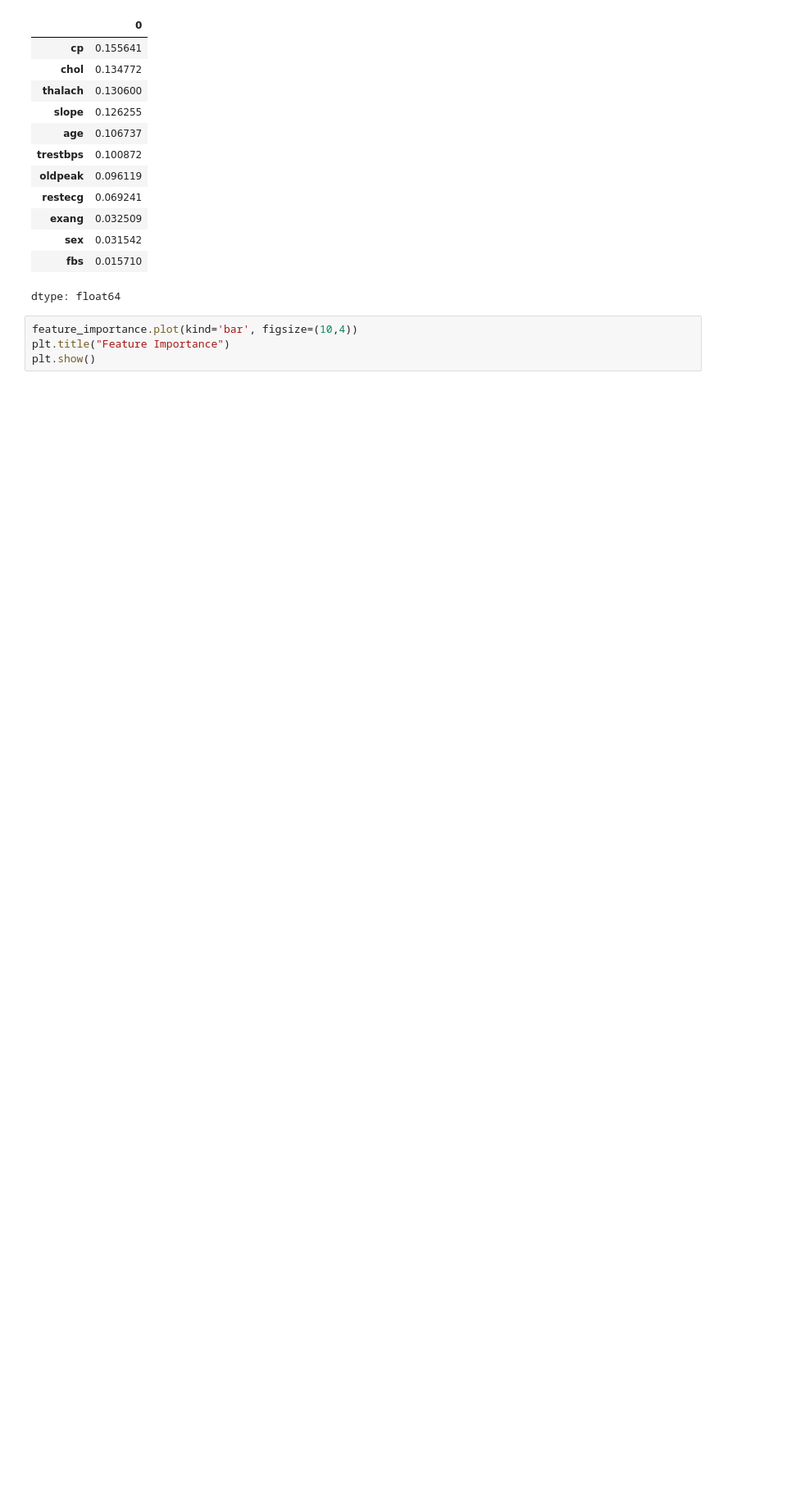
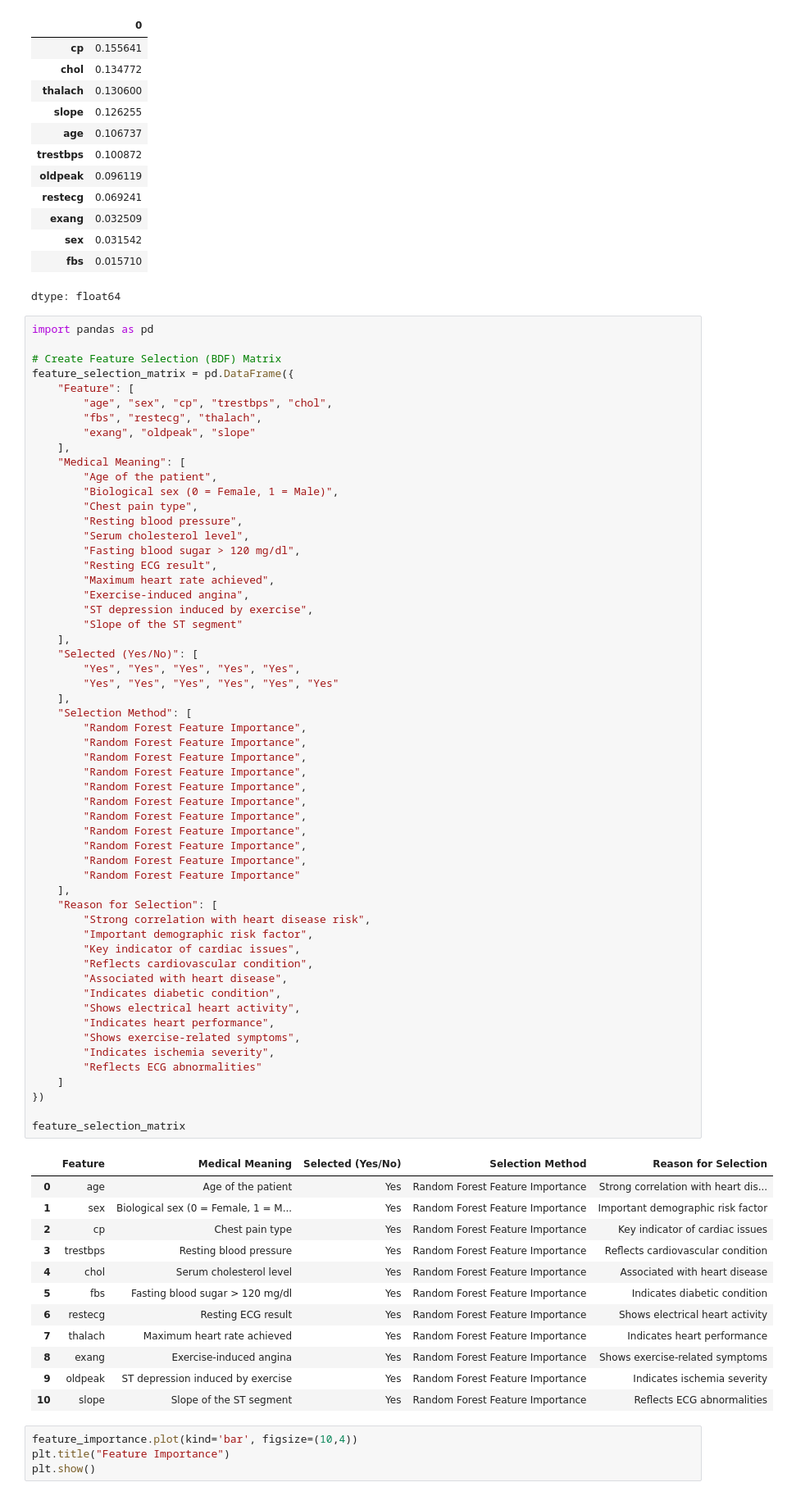
Before and after one commit to fatima448/Heart-Disease-Prediction, a Jupyter notebook: heart_Disease_prediction.ipynb, the cells around one changed output. Shown at 82% size. Saved outputs shown, nothing was run; the diff lists cells and outputs as text; blank space fills up the shorter version.

Commit message:
added BDF matrix

```diff
--- a/heart_Disease_prediction.ipynb
+++ b/heart_Disease_prediction.ipynb
@@ -191,6 +191,75 @@ feature_importance
 | sex | 0.031542 |
 | fbs | 0.015710 |
 dtype: float64
+# %%
+import pandas as pd
+
+# Create Feature Selection (BDF) Matrix
+feature_selection_matrix = pd.DataFrame({
+    "Feature": [
+        "age", "sex", "cp", "trestbps", "chol",
+        "fbs", "restecg", "thalach",
+        "exang", "oldpeak", "slope"
+    ],
+    "Medical Meaning": [
+        "Age of the patient",
+        "Biological sex (0 = Female, 1 = Male)",
+        "Chest pain type",
+        "Resting blood pressure",
+        "Serum cholesterol level",
+        "Fasting blood sugar > 120 mg/dl",
+        "Resting ECG result",
+        "Maximum heart rate achieved",
+        "Exercise-induced angina",
+        "ST depression induced by exercise",
+        "Slope of the ST segment"
+    ],
+    "Selected (Yes/No)": [
+        "Yes", "Yes", "Yes", "Yes", "Yes",
+        "Yes", "Yes", "Yes", "Yes", "Yes", "Yes"
+    ],
+    "Selection Method": [
+        "Random Forest Feature Importance",
+        "Random Forest Feature Importance",
+        "Random Forest Feature Importance",
+        "Random Forest Feature Importance",
+        "Random Forest Feature Importance",
+        "Random Forest Feature Importance",
+        "Random Forest Feature Importance",
+        "Random Forest Feature Importance",
+        "Random Forest Feature Importance",
+        "Random Forest Feature Importance",
+        "Random Forest Feature Importance"
+    ],
+    "Reason for Selection": [
+        "Strong correlation with heart disease risk",
+        "Important demographic risk factor",
+        "Key indicator of cardiac issues",
+        "Reflects cardiovascular condition",
+        "Associated with heart disease",
+        "Indicates diabetic condition",
+        "Shows electrical heart activity",
+        "Indicates heart performance",
+        "Shows exercise-related symptoms",
+        "Indicates ischemia severity",
+        "Reflects ECG abnormalities"
+    ]
+})
+
+feature_selection_matrix
+# %% [output]
+|  | Feature | Medical Meaning | Selected (Yes/No) | Selection Method | Reason for Selection |
+| 0 | age | Age of the patient | Yes | Random Forest Feature Importance | Strong correlation with heart dis... |
+| 1 | sex | Biological sex (0 = Female, 1 = M... | Yes | Random Forest Feature Importance | Important demographic risk factor |
+| 2 | cp | Chest pain type | Yes | Random Forest Feature Importance | Key indicator of cardiac issues |
+| 3 | trestbps | Resting blood pressure | Yes | Random Forest Feature Importance | Reflects cardiovascular condition |
+| 4 | chol | Serum cholesterol level | Yes | Random Forest Feature Importance | Associated with heart disease |
+| 5 | fbs | Fasting blood sugar > 120 mg/dl | Yes | Random Forest Feature Importance | Indicates diabetic condition |
+| 6 | restecg | Resting ECG result | Yes | Random Forest Feature Importance | Shows electrical heart activity |
+| 7 | thalach | Maximum heart rate achieved | Yes | Random Forest Feature Importance | Indicates heart performance |
+| 8 | exang | Exercise-induced angina | Yes | Random Forest Feature Importance | Shows exercise-related symptoms |
+| 9 | oldpeak | ST depression induced by exercise | Yes | Random Forest Feature Importance | Indicates ischemia severity |
+| 10 | slope | Slope of the ST segment | Yes | Random Forest Feature Importance | Reflects ECG abnormalities |
 # %%
 feature_importance.plot(kind='bar', figsize=(10,4))
 plt.title("Feature Importance")
```
Also changed, not shown: parts of 2 cells of this notebook.
